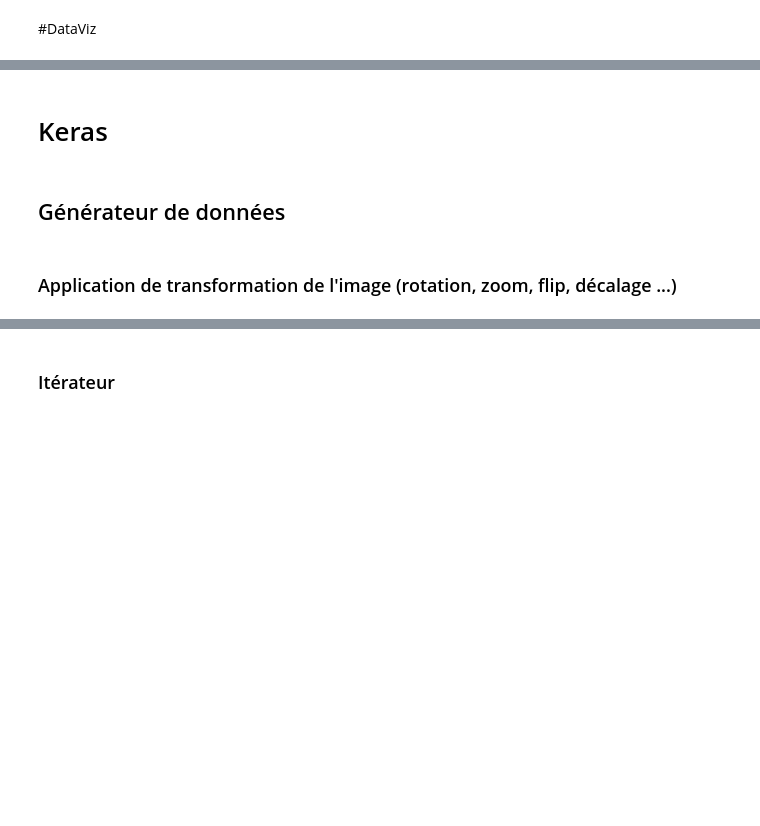
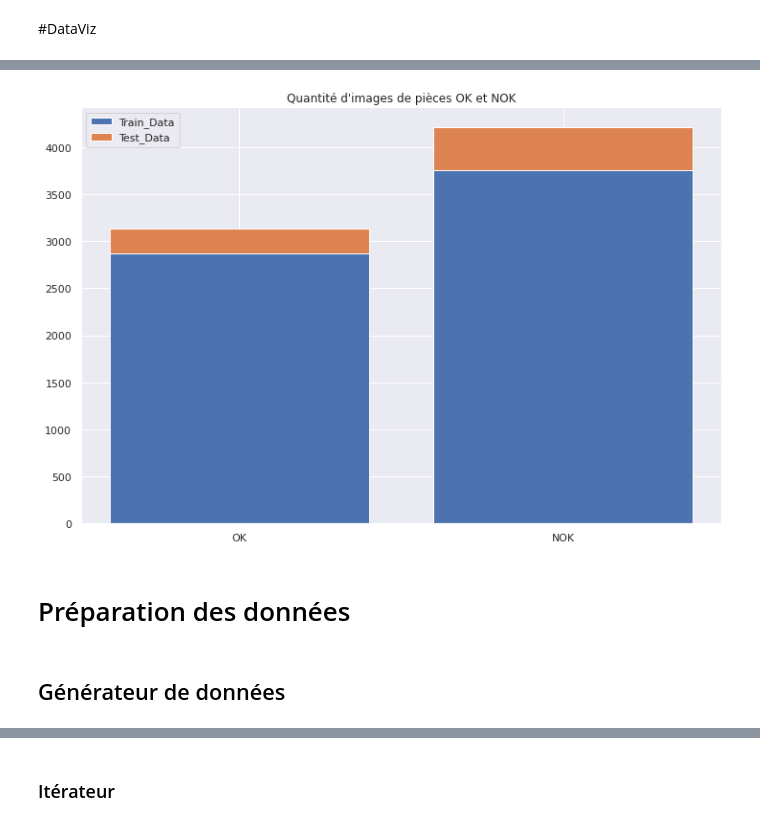
Before and after one commit to yann112/Cast_Iron, a Jupyter notebook: Cast_Iron_densenet_1.ipynb, the cells around one changed output, grey strips where cells are left out. Saved outputs shown, nothing was run; the diff lists cells and outputs as text; code cells hidden in the pictures; blank space fills up the shorter version.

```diff
--- a/Cast_Iron_densenet_1.ipynb
+++ b/Cast_Iron_densenet_1.ipynb
@@ -34 +48,16 @@ from sklearn.metrics import classification_report, confusion_matrix,ConfusionMat
+# %%
+
+labels = ['OK', 'NOK']
+train = [2875, 3758]
+test = [262, 453]
+
+fig, ax = plt.subplots(figsize=(12,8))
+
+ax.bar(labels, train,label='Train_Data')
+ax.bar(labels, test, bottom=train, label='Test_Data')
+
+ax.set_title('Quantité d\'images de pièces OK et NOK');
+ax.legend();
+# %% [output]
+[figure, added]
 # %%
@@ -36,6 +66,4 @@ n_class = 2 #nombre de classe
-# %% [markdown]
-# Keras
+# %% [markdown]
+# Préparation des données
 # %% [markdown]
 ## Générateur de données
-# %% [markdown]
-### Application de transformation de l'image (rotation, zoom, flip, décalage ...)
```
Also changed, not shown: parts of 18 cells of this notebook.
